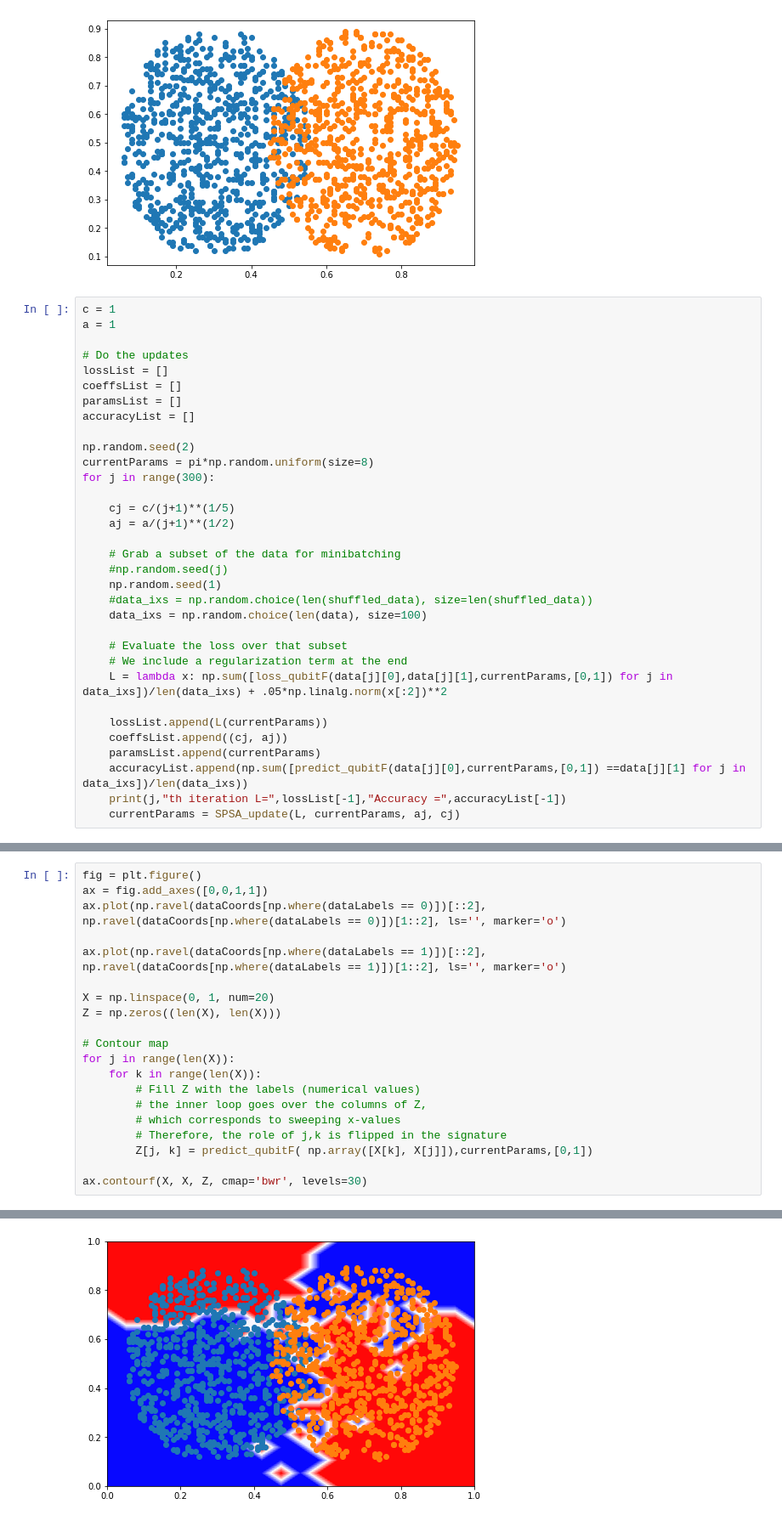
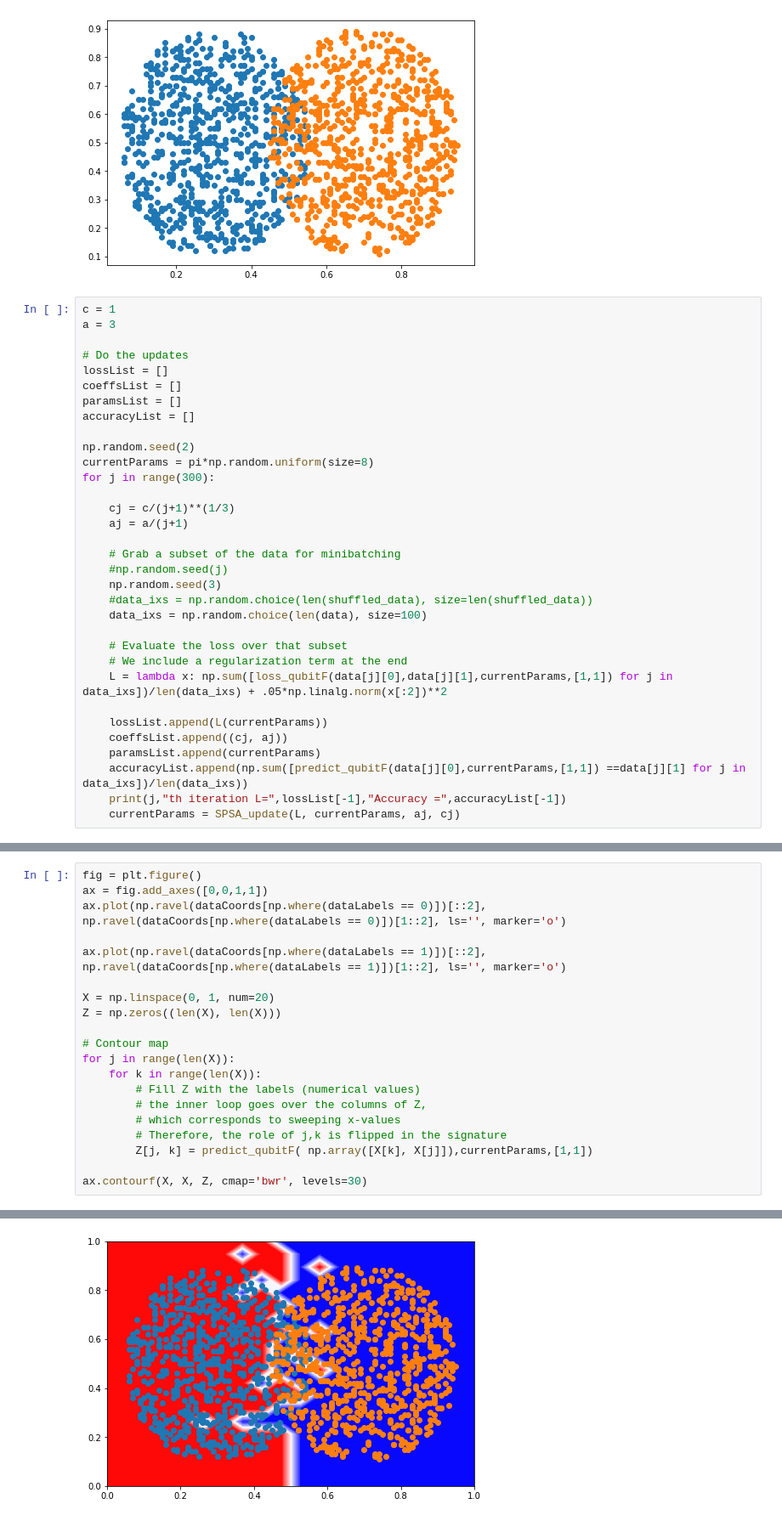
Before and after one commit to bagmk/Quantum_Machine_Learning_Express, a Jupyter notebook: ML/PQC Four-Qubit.ipynb, the cells around one changed output, grey strips where cells are left out. Shown at 85% size. Cells and saved outputs as stored; diff of their text form.

```diff
--- a/ML/PQC Four-Qubit.ipynb
+++ b/ML/PQC Four-Qubit.ipynb
@@ -217,7 +236,7 @@ np.ravel(dataCoords[np.where(dataLabels == 1)])[1::2], ls='', marker='o')
 [figure]
 # %%
 c = 1
-a = 1
+a = 3
 
 # Do the updates
 lossList = []
@@ -229,23 +248,23 @@ np.random.seed(2)
 currentParams = pi*np.random.uniform(size=8)
 for j in range(300):
 
-    cj = c/(j+1)**(1/5)
-    aj = a/(j+1)**(1/2)
+    cj = c/(j+1)**(1/3)
+    aj = a/(j+1)
 
     # Grab a subset of the data for minibatching
     #np.random.seed(j)
-    np.random.seed(1)
+    np.random.seed(3)
     #data_ixs = np.random.choice(len(shuffled_data), size=len(shuffled_data))
     data_ixs = np.random.choice(len(data), size=100)
 
     # Evaluate the loss over that subset
     # We include a regularization term at the end
-    L = lambda x: np.sum([loss_qubitF(data[j][0],data[j][1],currentParams,[0,1]) for j in data_ixs])/len(data_ixs) + .05*np.linalg.norm(x[:2])**2
+    L = lambda x: np.sum([loss_qubitF(data[j][0],data[j][1],currentParams,[1,1]) for j in data_ixs])/len(data_ixs) + .05*np.linalg.norm(x[:2])**2
 
     lossList.append(L(currentParams))
     coeffsList.append((cj, aj))
     paramsList.append(currentParams)
-    accuracyList.append(np.sum([predict_qubitF(data[j][0],currentParams,[0,1]) ==data[j][1] for j in data_ixs])/len(data_ixs))
+    accuracyList.append(np.sum([predict_qubitF(data[j][0],currentParams,[1,1]) ==data[j][1] for j in data_ixs])/len(data_ixs))
     print(j,"th iteration L=",lossList[-1],"Accuracy =",accuracyList[-1])
     currentParams = SPSA_update(L, currentParams, aj, cj)
 # %% [output]
@@ -297,25 +316,25 @@ ax.legend(loc=0)
 # %%
 fig = plt.figure()
 ax = fig.add_axes([0,0,1,1])
 ax.plot(np.ravel(dataCoords[np.where(dataLabels == 0)])[::2],
 np.ravel(dataCoords[np.where(dataLabels == 0)])[1::2], ls='', marker='o')
 
 ax.plot(np.ravel(dataCoords[np.where(dataLabels == 1)])[::2],
 np.ravel(dataCoords[np.where(dataLabels == 1)])[1::2], ls='', marker='o')
 
 X = np.linspace(0, 1, num=20)
 Z = np.zeros((len(X), len(X)))
 
 # Contour map
 for j in range(len(X)):
     for k in range(len(X)):
         # Fill Z with the labels (numerical values)
         # the inner loop goes over the columns of Z,
         # which corresponds to sweeping x-values
         # Therefore, the role of j,k is flipped in the signature
-        Z[j, k] = predict_qubitF( np.array([X[k], X[j]]),currentParams,[0,1])
+        Z[j, k] = predict_qubitF( np.array([X[k], X[j]]),currentParams,[1,1])
 
 ax.contourf(X, X, Z, cmap='bwr', levels=30)
 # %% [output]
 <matplotlib.contour.QuadContourSet at 0x...>
-[figure, old version]
+[figure, new version]
```
Also changed, not shown: parts of 7 cells of this notebook, 1 other file.
